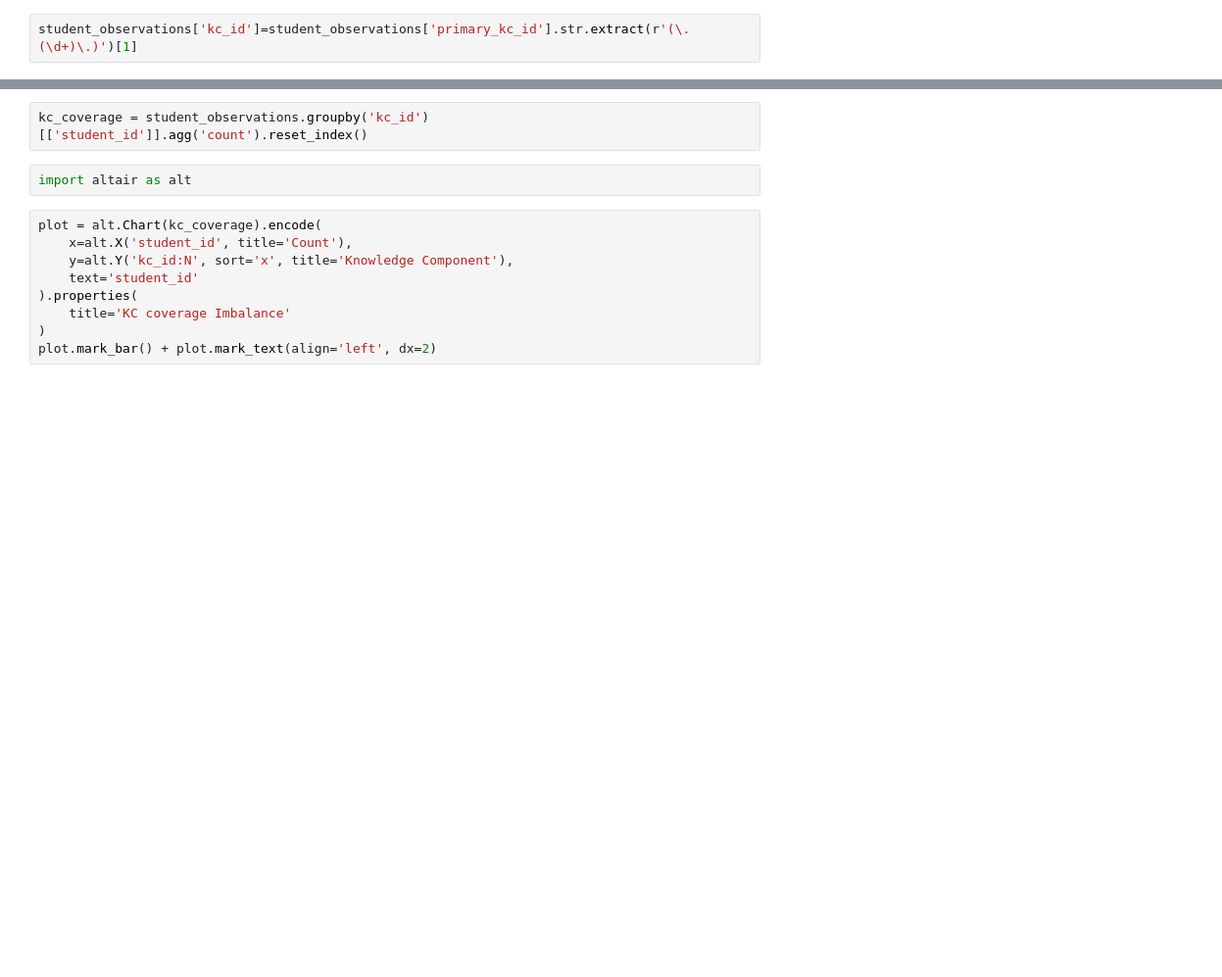
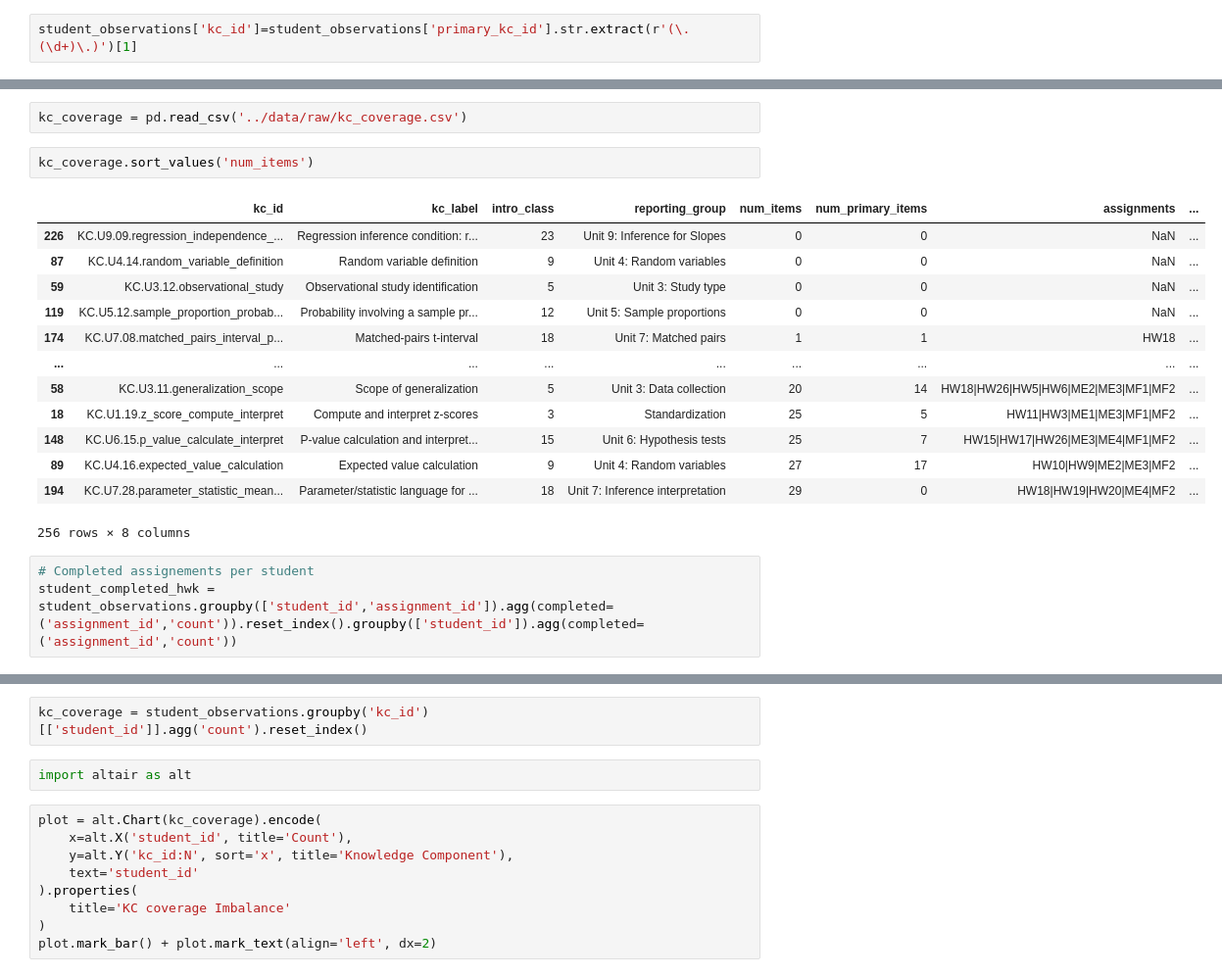
Before and after one commit to mailysg8/ai-student-progress-tracker, a Jupyter notebook: notebooks/initial_eda.ipynb, the cells around one changed output, grey strips where cells are left out. Shown at 98% size. Drawn from its saved outputs; the diff is of its cells as text; blank space fills up the shorter version.

Commit message:
Add eda for new data

```diff
--- a/notebooks/initial_eda.ipynb
+++ b/notebooks/initial_eda.ipynb
@@ -22,0 +64,21 @@ student_observations['kc_id']=student_observations['primary_kc_id'].str.extract(
+# %%
+kc_coverage = pd.read_csv('../data/raw/kc_coverage.csv')
+# %%
+kc_coverage.sort_values('num_items')
+# %% [output]
+|  | kc_id | kc_label | intro_class | reporting_group | num_items | num_primary_items | assignments | ... |
+| 226 | KC.U9.09.regression_independence_... | Regression inference condition: r... | 23 | Unit 9: Inference for Slopes | 0 | 0 | NaN | ... |
+| 87 | KC.U4.14.random_variable_definition | Random variable definition | 9 | Unit 4: Random variables | 0 | 0 | NaN | ... |
+| 59 | KC.U3.12.observational_study | Observational study identification | 5 | Unit 3: Study type | 0 | 0 | NaN | ... |
+| 119 | KC.U5.12.sample_proportion_probab... | Probability involving a sample pr... | 12 | Unit 5: Sample proportions | 0 | 0 | NaN | ... |
+| 174 | KC.U7.08.matched_pairs_interval_p... | Matched-pairs t-interval | 18 | Unit 7: Matched pairs | 1 | 1 | HW18 | ... |
+| ... | ... | ... | ... | ... | ... | ... | ... | ... |
+| 58 | KC.U3.11.generalization_scope | Scope of generalization | 5 | Unit 3: Data collection | 20 | 14 | HW18|HW26|HW5|HW6|ME2|ME3|MF1|MF2 | ... |
+| 18 | KC.U1.19.z_score_compute_interpret | Compute and interpret z-scores | 3 | Standardization | 25 | 5 | HW11|HW3|ME1|ME3|MF1|MF2 | ... |
+| 148 | KC.U6.15.p_value_calculate_interpret | P-value calculation and interpret... | 15 | Unit 6: Hypothesis tests | 25 | 7 | HW15|HW17|HW26|ME3|ME4|MF1|MF2 | ... |
+| 89 | KC.U4.16.expected_value_calculation | Expected value calculation | 9 | Unit 4: Random variables | 27 | 17 | HW10|HW9|ME2|ME3|MF2 | ... |
+| 194 | KC.U7.28.parameter_statistic_mean... | Parameter/statistic language for ... | 18 | Unit 7: Inference interpretation | 29 | 0 | HW18|HW19|HW20|ME4|MF2 | ... |
+256 rows × 8 columns
+# %%
+# Completed assignements per student
+student_completed_hwk = student_observations.groupby(['student_id','assignment_id']).agg(completed=('assignment_id','count')).reset_index().groupby(['student_id']).agg(completed=('assignment_id','count'))
```
Also changed, not shown: parts of 25 cells of this notebook.
